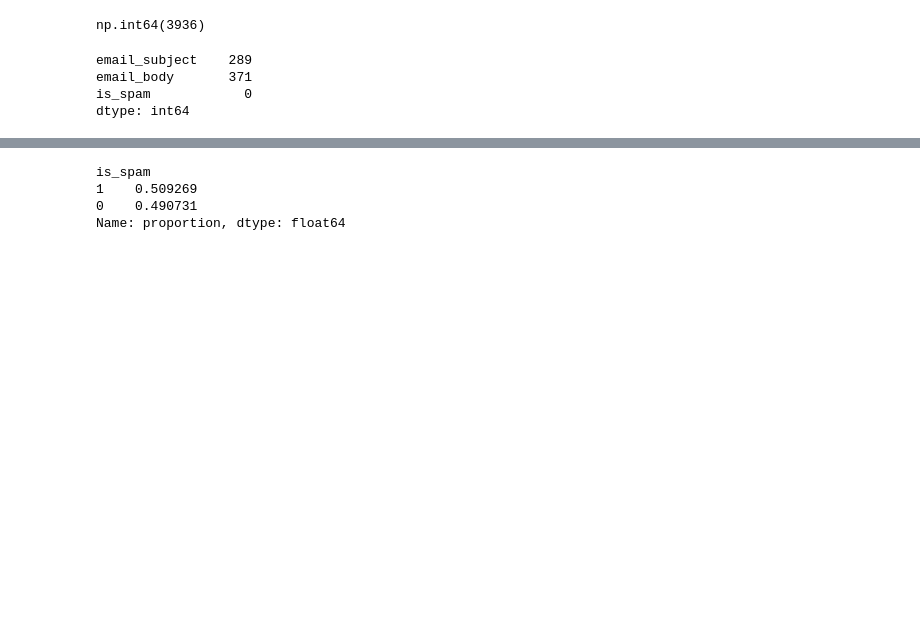
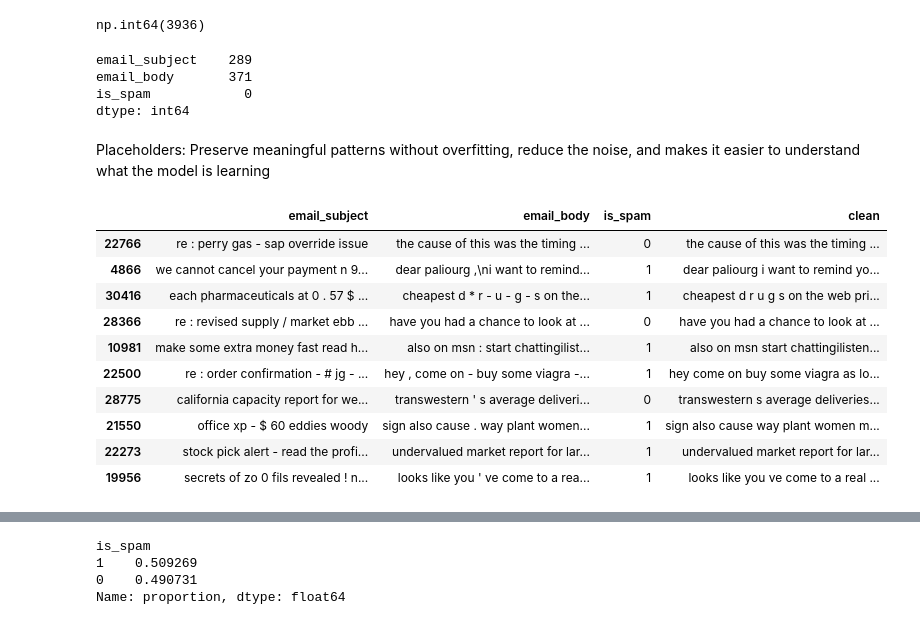
Before and after one commit to Hieuuum/phish-stx, a Jupyter notebook: notebooks/enron.ipynb, the cells around one changed output, grey strips where cells are left out. Drawn from its saved outputs; the diff is of its cells as text; code cells hidden in the pictures; blank space fills up the shorter version.

```diff
--- a/notebooks/enron.ipynb
+++ b/notebooks/enron.ipynb
@@ -55,4 +68,21 @@ def clean_text(s):
 df['clean'] = df['email_body'].apply(clean_text)
+# %% [markdown]
+Placeholders:
+Preserve meaningful patterns without overfitting, reduce the noise, and makes it easier to understand what the model is learning
+# %%
+df.sample(10)
+# %% [output]
+|  | email_subject | email_body | is_spam | clean |
+| 22766 | re : perry gas - sap override issue | the cause of this was the timing ... | 0 | the cause of this was the timing ... |
+| 4866 | we cannot cancel your payment n 9... | dear paliourg ,\ni want to remind... | 1 | dear paliourg i want to remind yo... |
+| 30416 | each pharmaceuticals at 0 . 57 $ ... | cheapest d * r - u - g - s on the... | 1 | cheapest d r u g s on the web pri... |
+| 28366 | re : revised supply / market ebb ... | have you had a chance to look at ... | 0 | have you had a chance to look at ... |
+| 10981 | make some extra money fast read h... | also on msn : start chattingilist... | 1 | also on msn start chattingilisten... |
+| 22500 | re : order confirmation - # jg - ... | hey , come on - buy some viagra -... | 1 | hey come on buy some viagra as lo... |
+| 28775 | california capacity report for we... | transwestern ' s average deliveri... | 0 | transwestern s average deliveries... |
+| 21550 | office xp - $ 60 eddies woody | sign also cause . way plant women... | 1 | sign also cause way plant women m... |
+| 22273 | stock pick alert - read the profi... | undervalued market report for lar... | 1 | undervalued market report for lar... |
+| 19956 | secrets of zo 0 fils revealed ! n... | looks like you ' ve come to a rea... | 1 | looks like you ve come to a real ... |
 # %%
 phish_df = df[df['is_spam'] == 1]
 safe_df  = df[df['is_spam'] == 0]
```
Also changed, not shown: parts of 33 cells of this notebook, 2 other files.
